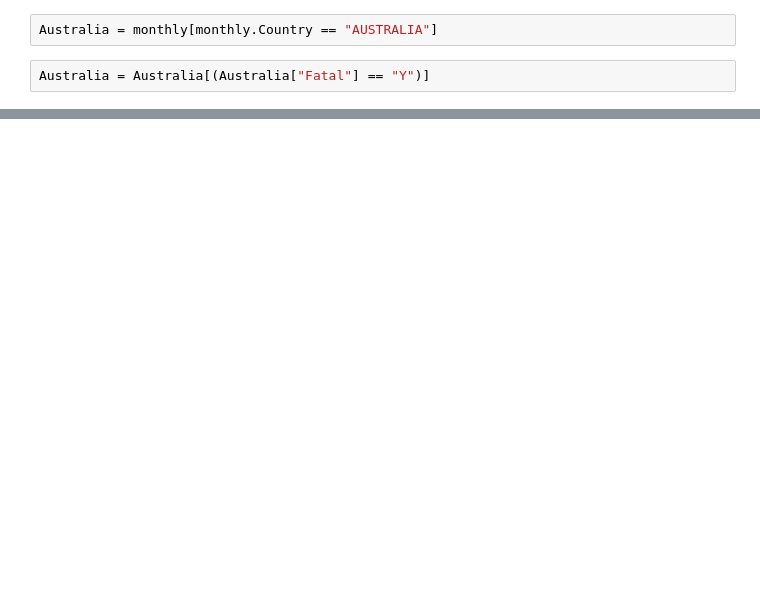
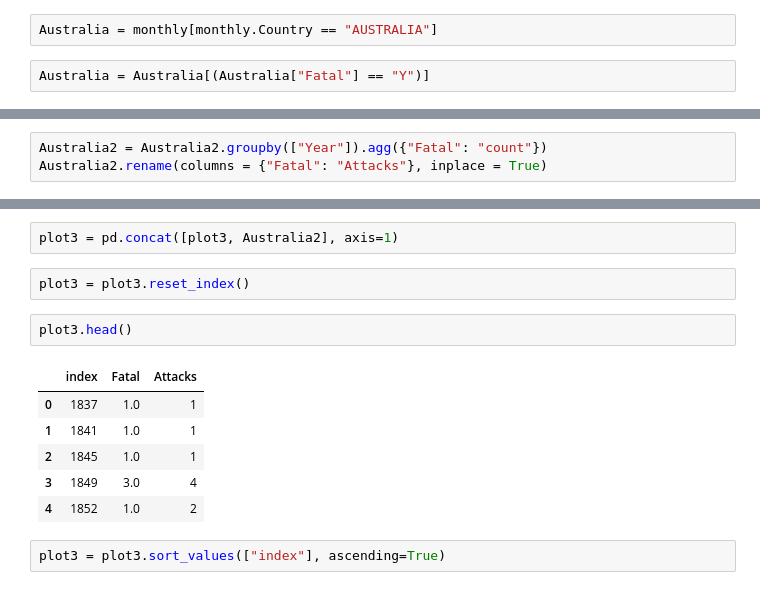
Before and after one commit to grundius1/data-cleaning-pandas, a Jupyter notebook: Data-analisys.ipynb, the cells around one changed output, grey strips where cells are left out. Drawn from its saved outputs; the diff is of its cells as text; blank space fills up the shorter version.

```diff
--- a/Data-analisys.ipynb
+++ b/Data-analisys.ipynb
@@ -239 +271,4 @@ Australia = Australia[(Australia["Fatal"] == "Y")]
+# %%
+Australia2 = Australia2.groupby(["Year"]).agg({"Fatal": "count"})
+Australia2.rename(columns = {"Fatal": "Attacks"}, inplace = True)
 # %%
@@ -244,0 +276,15 @@ plot3.plot.area()
+# %%
+plot3 = pd.concat([plot3, Australia2], axis=1)
+# %%
+plot3 = plot3.reset_index()
+# %%
+plot3.head()
+# %% [output]
+|  | index | Fatal | Attacks |
+| 0 | 1837 | 1.0 | 1 |
+| 1 | 1841 | 1.0 | 1 |
+| 2 | 1845 | 1.0 | 1 |
+| 3 | 1849 | 3.0 | 4 |
+| 4 | 1852 | 1.0 | 2 |
+# %%
+plot3 = plot3.sort_values(["index"], ascending=True)
```
Also changed, not shown: parts of 12 cells of this notebook.
